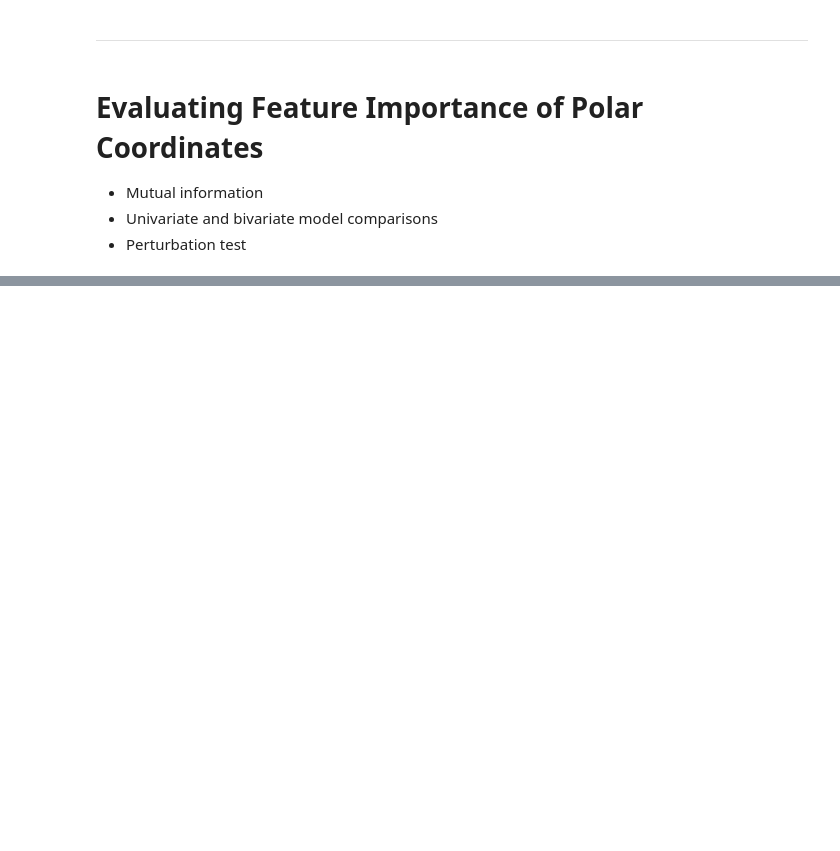
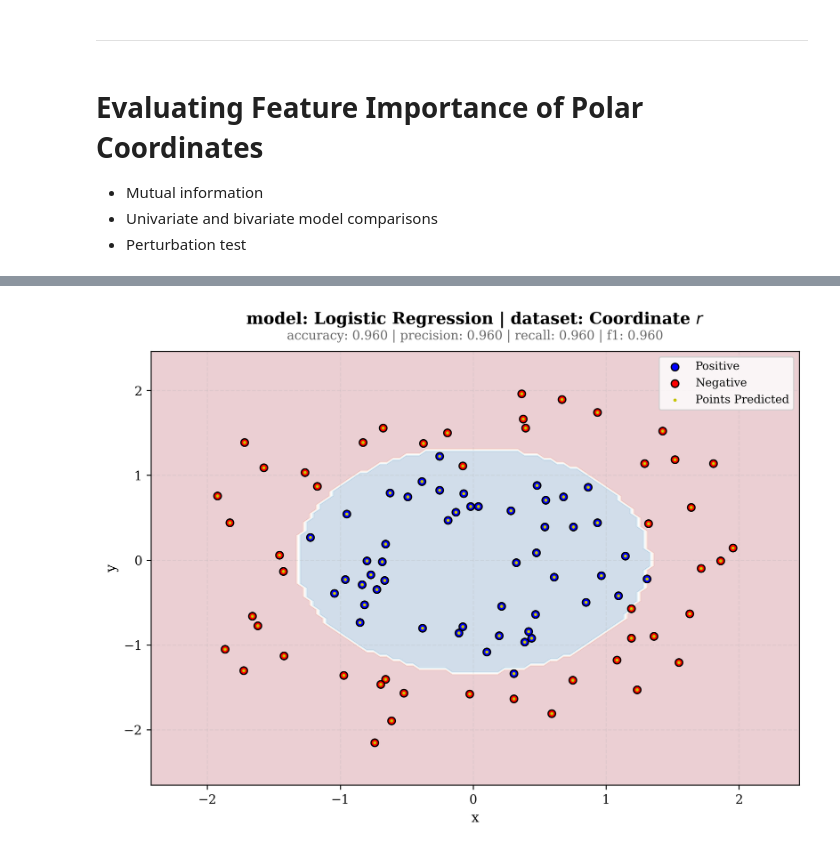
Before and after one commit to apsket/feature-representation-vs-model-complexity, a Jupyter notebook: notebooks/02_feature_engineering.ipynb, the cells around one changed output, grey strips where cells are left out. Cells and saved outputs as stored; diff of their text form; code cells hidden in the pictures; blank space fills up the shorter version.

```diff
--- a/notebooks/02_feature_engineering.ipynb
+++ b/notebooks/02_feature_engineering.ipynb
@@ -241,0 +333,21 @@ plot_manager.handle(cos_sqd_data_fig, name='svm_rectangular')
+# %%
+# Naive linear regression
+vars_list = ['x']
+only_x = polar_dataset.X[vars_list]
+model = train_logistic_regression(only_x, polar_dataset.y)
+
+lr_metrics = ModelMetrics('Logistic Regression', 'Polar', polar_dataset.y, model.predict(only_x))
+lr_metrics.compute_metrics()
+
+wrapped_model = Model1DWrapper(trained_model=model, vars_list=vars_list)
+
+fig, ax = plot_decision_boundary(
+    model=wrapped_model, X=dataset.X, y=dataset.y,
+    prediction_domain=grid_polar, grid_x=grid_x, grid_y=grid_y,
+    title=fr'model: {lr_metrics.metadata['model']} | dataset: Coordinate $r$',
+    metrics=lr_metrics.to_dict(),
+)
+
+display(fig)
+# %% [output]
+[figure, added]
```
Also changed, not shown: parts of 14 cells of this notebook.
